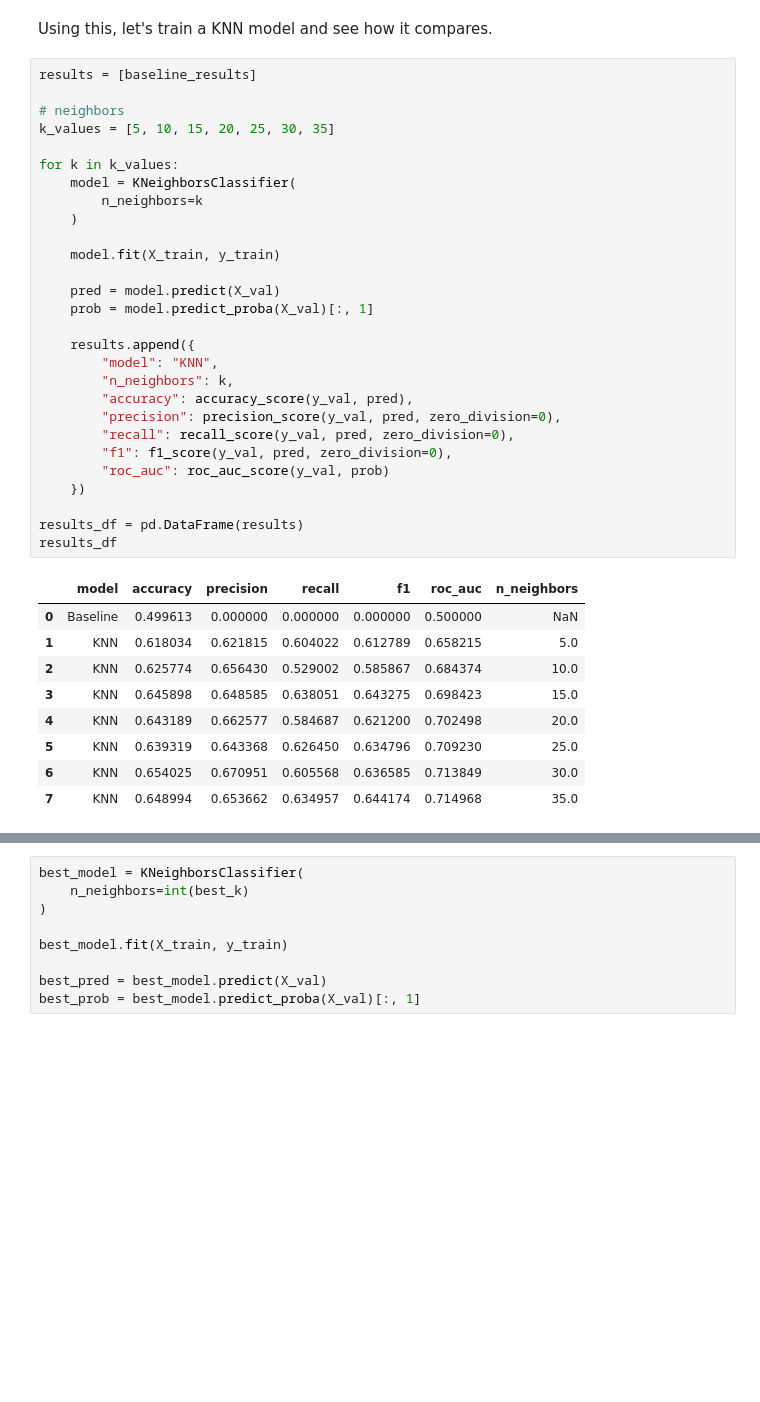
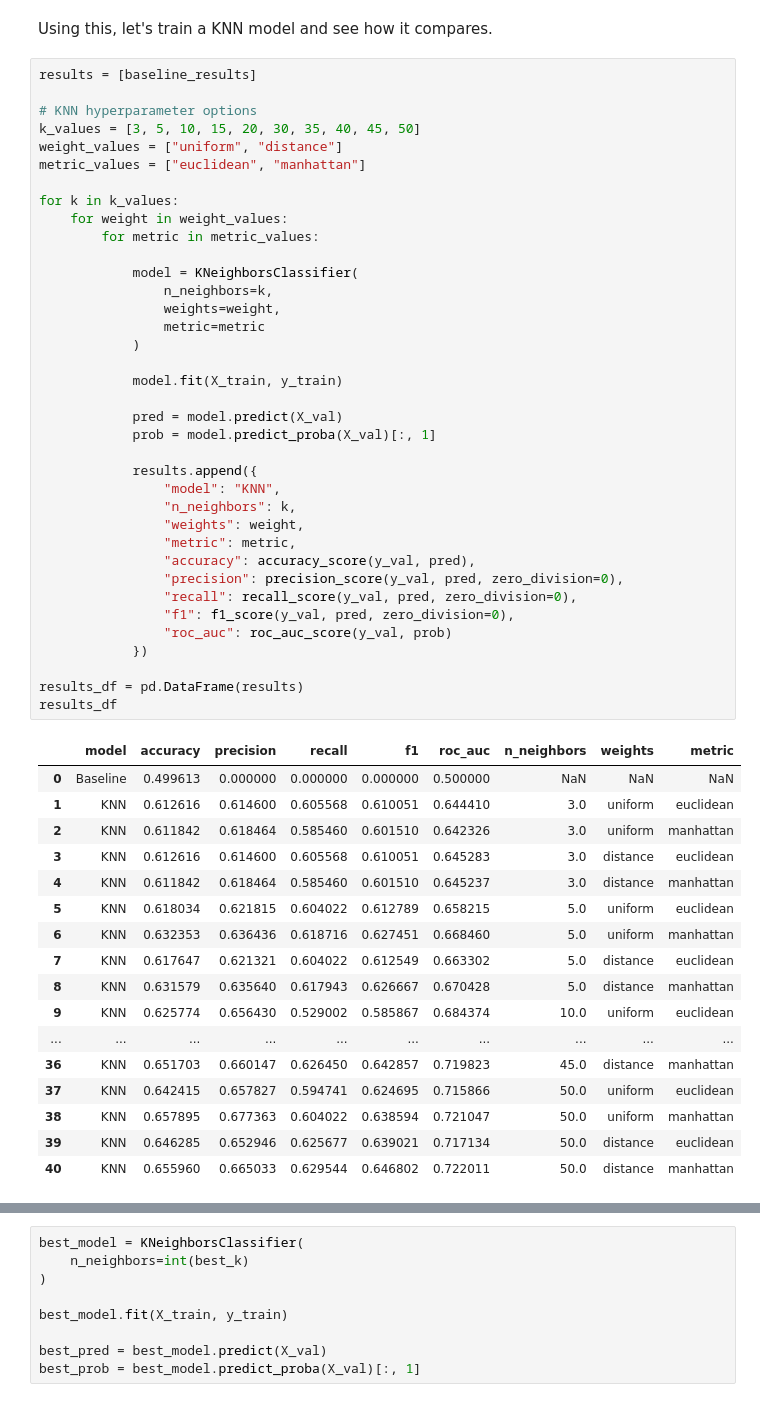
Before and after one commit to rmhsh98/w207-Group2-Project, a Jupyter notebook: knn.ipynb, the cells around one changed output, grey strips where cells are left out. Cells and saved outputs as stored; diff of their text form; blank space fills up the shorter version.

```diff
--- a/knn.ipynb
+++ b/knn.ipynb
@@ -153,41 +153,58 @@ Using this, let's train a KNN model and see how it compares.
 # %%
 results = [baseline_results]
 
-# neighbors
-k_values = [5, 10, 15, 20, 25, 30, 35]
+# KNN hyperparameter options
+k_values = [3, 5, 10, 15, 20, 30, 35, 40, 45, 50]
+weight_values = ["uniform", "distance"]
+metric_values = ["euclidean", "manhattan"]
 
 for k in k_values:
-    model = KNeighborsClassifier(
-        n_neighbors=k
-    )
+    for weight in weight_values:
+        for metric in metric_values:
 
-    model.fit(X_train, y_train)
+            model = KNeighborsClassifier(
+                n_neighbors=k,
+                weights=weight,
+                metric=metric
+            )
 
-    pred = model.predict(X_val)
-    prob = model.predict_proba(X_val)[:, 1]
+            model.fit(X_train, y_train)
 
-    results.append({
-        "model": "KNN",
-        "n_neighbors": k,
-        "accuracy": accuracy_score(y_val, pred),
-        "precision": precision_score(y_val, pred, zero_division=0),
-        "recall": recall_score(y_val, pred, zero_division=0),
-        "f1": f1_score(y_val, pred, zero_division=0),
-        "roc_auc": roc_auc_score(y_val, prob)
-    })
+            pred = model.predict(X_val)
+            prob = model.predict_proba(X_val)[:, 1]
+
+            results.append({
+                "model": "KNN",
+                "n_neighbors": k,
+                "weights": weight,
+                "metric": metric,
+                "accuracy": accuracy_score(y_val, pred),
+                "precision": precision_score(y_val, pred, zero_division=0),
+                "recall": recall_score(y_val, pred, zero_division=0),
+                "f1": f1_score(y_val, pred, zero_division=0),
+                "roc_auc": roc_auc_score(y_val, prob)
+            })
 
 results_df = pd.DataFrame(results)
 results_df
 # %% [output]
-|  | model | accuracy | precision | recall | f1 | roc_auc | n_neighbors |
-| 0 | Baseline | 0.499613 | 0.000000 | 0.000000 | 0.000000 | 0.500000 | NaN |
-| 1 | KNN | 0.618034 | 0.621815 | 0.604022 | 0.612789 | 0.658215 | 5.0 |
-| 2 | KNN | 0.625774 | 0.656430 | 0.529002 | 0.585867 | 0.684374 | 10.0 |
-| 3 | KNN | 0.645898 | 0.648585 | 0.638051 | 0.643275 | 0.698423 | 15.0 |
-| 4 | KNN | 0.643189 | 0.662577 | 0.584687 | 0.621200 | 0.702498 | 20.0 |
-| 5 | KNN | 0.639319 | 0.643368 | 0.626450 | 0.634796 | 0.709230 | 25.0 |
-| 6 | KNN | 0.654025 | 0.670951 | 0.605568 | 0.636585 | 0.713849 | 30.0 |
-| 7 | KNN | 0.648994 | 0.653662 | 0.634957 | 0.644174 | 0.714968 | 35.0 |
+|  | model | accuracy | precision | recall | f1 | roc_auc | n_neighbors | weights | metric |
+| 0 | Baseline | 0.499613 | 0.000000 | 0.000000 | 0.000000 | 0.500000 | NaN | NaN | NaN |
+| 1 | KNN | 0.612616 | 0.614600 | 0.605568 | 0.610051 | 0.644410 | 3.0 | uniform | euclidean |
+| 2 | KNN | 0.611842 | 0.618464 | 0.585460 | 0.601510 | 0.642326 | 3.0 | uniform | manhattan |
+| 3 | KNN | 0.612616 | 0.614600 | 0.605568 | 0.610051 | 0.645283 | 3.0 | distance | euclidean |
+| 4 | KNN | 0.611842 | 0.618464 | 0.585460 | 0.601510 | 0.645237 | 3.0 | distance | manhattan |
+| 5 | KNN | 0.618034 | 0.621815 | 0.604022 | 0.612789 | 0.658215 | 5.0 | uniform | euclidean |
+| 6 | KNN | 0.632353 | 0.636436 | 0.618716 | 0.627451 | 0.668460 | 5.0 | uniform | manhattan |
+| 7 | KNN | 0.617647 | 0.621321 | 0.604022 | 0.612549 | 0.663302 | 5.0 | distance | euclidean |
+| 8 | KNN | 0.631579 | 0.635640 | 0.617943 | 0.626667 | 0.670428 | 5.0 | distance | manhattan |
+| 9 | KNN | 0.625774 | 0.656430 | 0.529002 | 0.585867 | 0.684374 | 10.0 | uniform | euclidean |
+| ... | ... | ... | ... | ... | ... | ... | ... | ... | ... |
+| 36 | KNN | 0.651703 | 0.660147 | 0.626450 | 0.642857 | 0.719823 | 45.0 | distance | manhattan |
+| 37 | KNN | 0.642415 | 0.657827 | 0.594741 | 0.624695 | 0.715866 | 50.0 | uniform | euclidean |
+| 38 | KNN | 0.657895 | 0.677363 | 0.604022 | 0.638594 | 0.721047 | 50.0 | uniform | manhattan |
+| 39 | KNN | 0.646285 | 0.652946 | 0.625677 | 0.639021 | 0.717134 | 50.0 | distance | euclidean |
+| 40 | KNN | 0.655960 | 0.665033 | 0.629544 | 0.646802 | 0.722011 | 50.0 | distance | manhattan |
 # %%
 results_df.sort_values("roc_auc", ascending=False)
 # %% [output]
```
Also changed, not shown: parts of 12 cells of this notebook, 3 other files.
